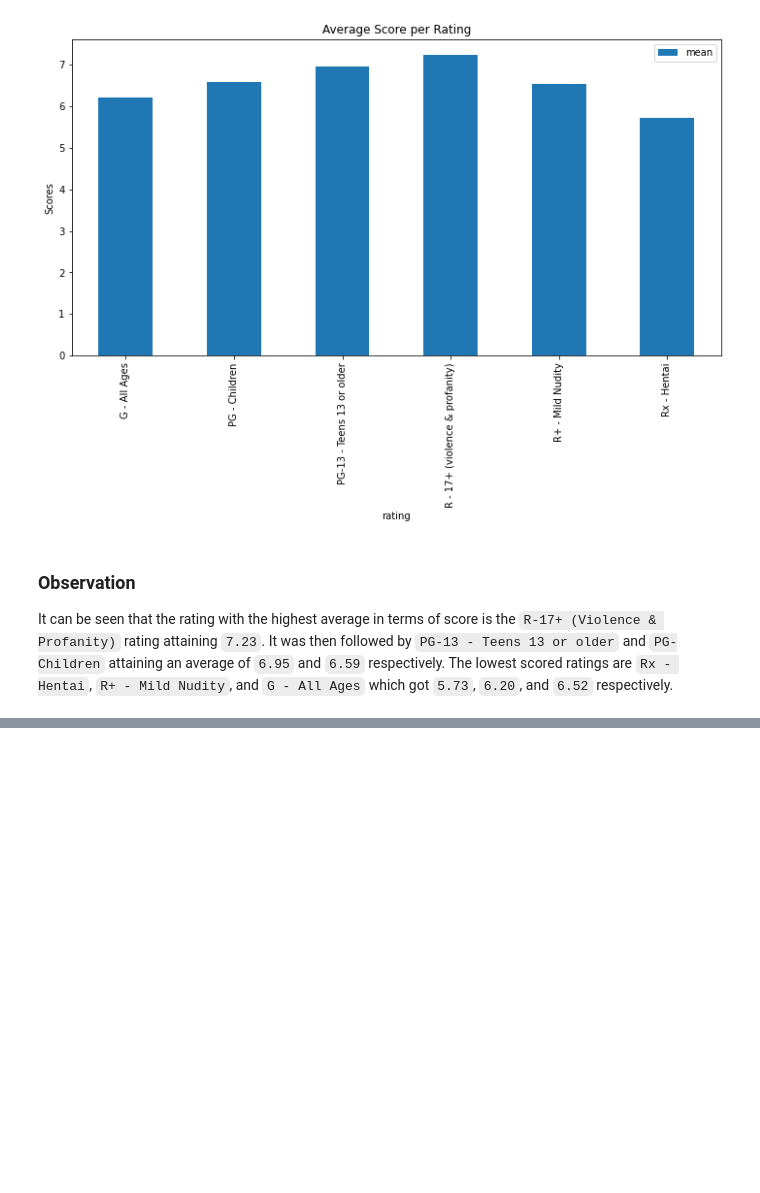
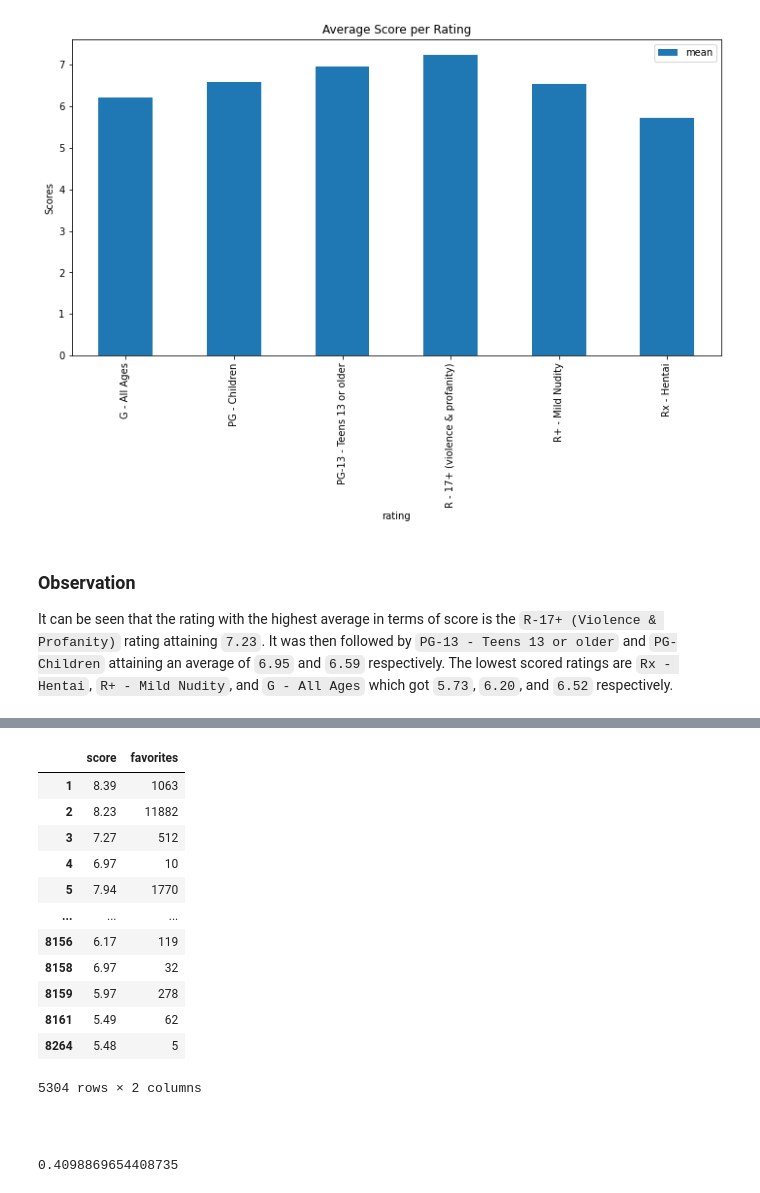
Before and after one commit to gavindizon/CSMODEL, a Jupyter notebook: Project 1 - Statistical Inference/CSMODEL-Project1-S14-Group#9.ipynb, the cells around one changed output, grey strips where cells are left out. Cells and saved outputs as stored; diff of their text form; code cells hidden in the pictures; blank space fills up the shorter version.

```diff
--- a/Project 1 - Statistical Inference/CSMODEL-Project1-S14-Group#9.ipynb
+++ b/Project 1 - Statistical Inference/CSMODEL-Project1-S14-Group#9.ipynb
@@ -192,0 +250,27 @@ In terms of evaluating the rating and scores, there will be two questions:
+# %%
+z_scores = np.abs(sp.stats.zscore(df_eda2))
+
+filtered_entries = (z_scores < 3).all(axis=1)
+new_df = df_eda2[filtered_entries]
+
+new_df
+# %% [output]
+|  | score | favorites |
+| 1 | 8.39 | 1063 |
+| 2 | 8.23 | 11882 |
+| 3 | 7.27 | 512 |
+| 4 | 6.97 | 10 |
+| 5 | 7.94 | 1770 |
+| ... | ... | ... |
+| 8156 | 6.17 | 119 |
+| 8158 | 6.97 | 32 |
+| 8159 | 5.97 | 278 |
+| 8161 | 5.49 | 62 |
+| 8264 | 5.48 | 5 |
+5304 rows × 2 columns
+# %% [markdown]
+###
+# %%
+new_df['favorites'].corr(new_df['score'])
+# %% [output]
+0.4098869654408735
```
Also changed, not shown: parts of 35 cells of this notebook, 1 other file.
